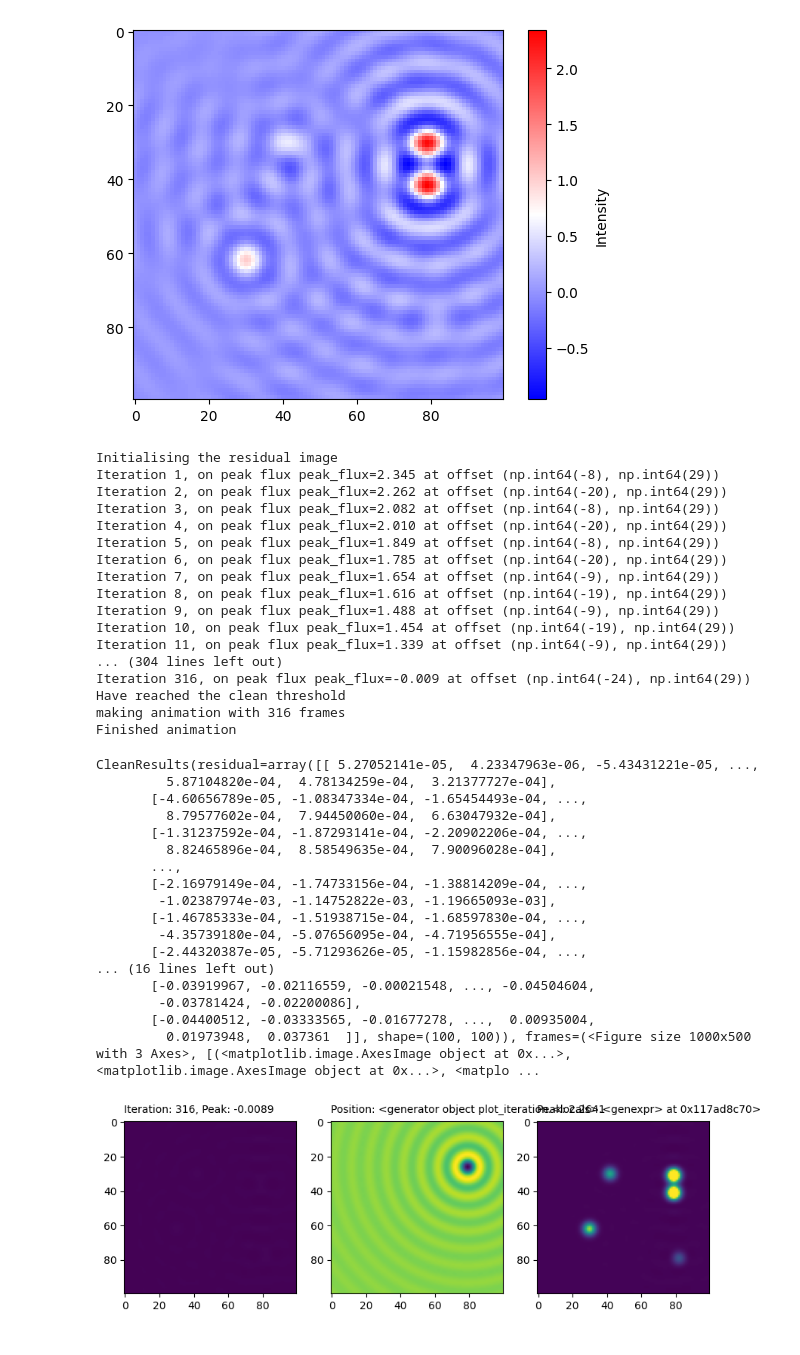
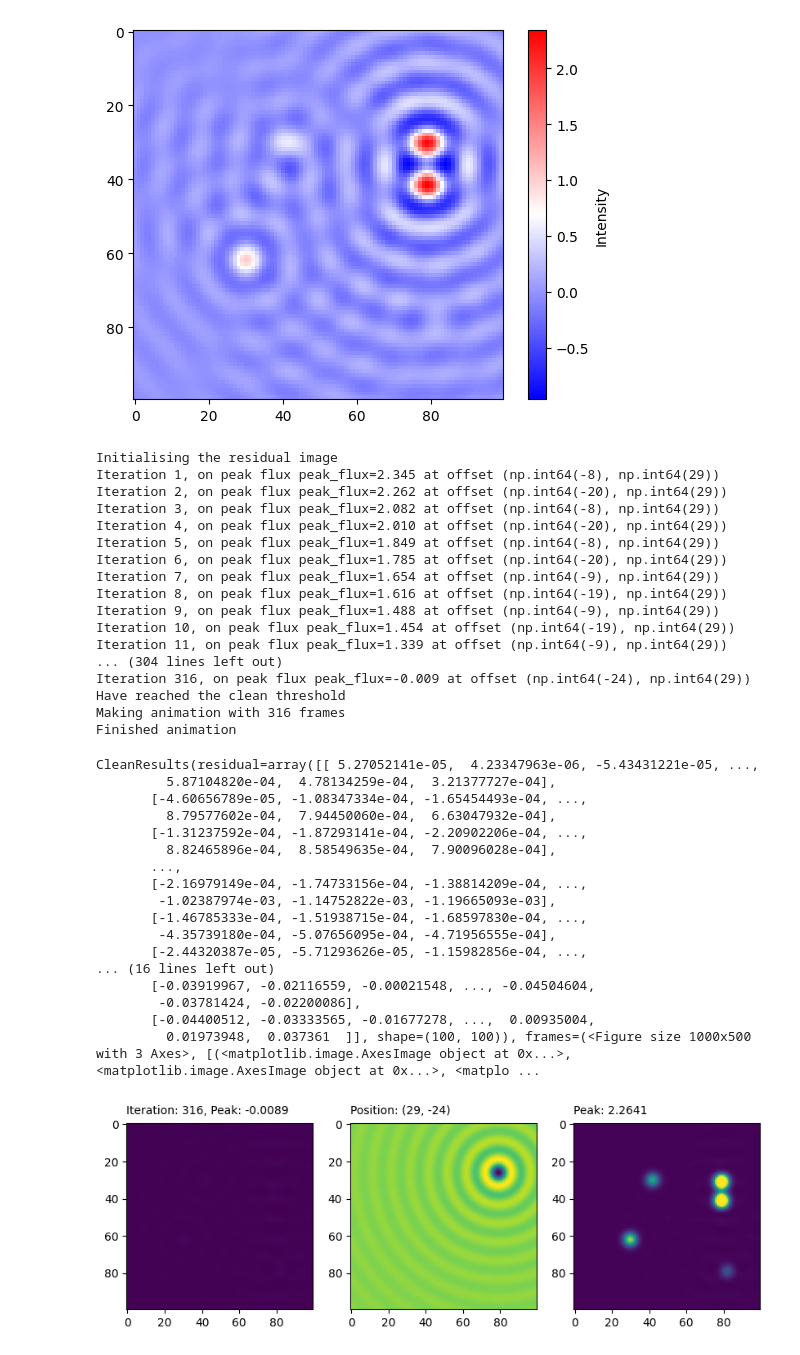
Before and after one commit to tjgalvin/Radio-School-2026, a Jupyter notebook: toy_clean.ipynb, the cells around one changed output. Saved outputs shown, nothing was run; the diff lists cells and outputs as text; code cells hidden in the pictures.

```diff
--- a/toy_clean.ipynb
+++ b/toy_clean.ipynb
@@ -219,6 +219,7 @@ def make_source_response(pix_coords: PixCoords, source: Source) -> Image:
 
 
 def get_sources() -> Sources:
+    """This is the sky model that we will be using to generate the dirty image."""
     sources = [
         Source(x=-20, y=12, flux=1.0),
         Source(x=32, y=29, flux=0.3),
@@ -316,7 +317,7 @@ def find_peak(residual: Residual, iteration: int) -> PeakInfo:
 
     peak_info = PeakInfo(
         location=peak_location,
-        offsets=pix_offset[::-1],
+        offsets=tuple([int(o) for o in pix_offset[::-1]]),
         flux=peak_flux,
         iteration=iteration
     )
@@ -328,7 +329,7 @@ def shift_scale_psf_minor_loop(
     pix_coords: PixCoords, peak_info: PeakInfo, loop_gain: float
 ) -> Image:
     """Make a shifted and scaled version of the PSF appropriate to subtract
-    with in each minor loop"""
+    with in each minor loop."""
 
     scaled_psf = radial_sinc(
         pix_coords=pix_coords,
@@ -340,7 +341,8 @@ def shift_scale_psf_minor_loop(
 def restored_beam_for_component(
     pix_coords: PixCoords, peak_info: PeakInfo, loop_gain: float
 ) -> Image:
-    """Make a quick representation of the beam for a component"""
+    """Make a quick representation of the beam for a component. This is similar
+    to convolving the clean components using the fitted restoring beam."""
 
     scaled_beam = radial_gauss(
         pix_coords=pix_coords,
@@ -358,6 +360,8 @@ def plot_iteration(
     peak_info: PeakInfo,
     v_max: float | None = None
 ) -> None:
+    """Create the artists that will be formed throughout the cleaning. This
+    is not inteded to be used in a general sense."""
 
 
     ax1, ax2, ax3 = axes
@@ -375,7 +379,7 @@ def plot_iteration(
     psf_title = ax2.text(
         0.0,
         1.05,
-        f"Position: {(int(o) for o in peak_info.offsets)}",
+        f"Position: {peak_info.offsets}",
         transform=ax2.transAxes
     )
     restor_title = ax3.text(
@@ -388,8 +392,17 @@ def plot_iteration(
     return (artist1, artist2, artist3, residual_title, psf_title, restor_title)
 
 
-def clean(pix_coords: PixCoords, dirty: Dirty, clean_options: CleanOptions) -> Model:
+def clean(pix_coords: PixCoords, dirty: Dirty, clean_options: CleanOptions) -> CleanResults:
+    """A simple clean algorithm using an analytic sinc function to represent the PSF.
 
+    Args:
+        pix_coords (PixCoords): Coordinates of the image, origin at center of image
+        dirty (Dirty): The dirty image that will be deconvolved
+        clean_options (CleanOptions): Options controlling the clean process
+
+    Returns:
+        CleanResults: The results from the cleaning process
+    """
     frames = []
     if clean_options.plot_iterations:
         plt.close("all")
@@ -472,32 +485,32 @@ Iteration 2, on peak flux peak_flux=2.262 at offset (np.int64(-20), np.int64(29)
 Iteration 3, on peak flux peak_flux=2.082 at offset (np.int64(-8), np.int64(29))
 Iteration 4, on peak flux peak_flux=2.010 at offset (np.int64(-20), np.int64(29))
 Iteration 5, on peak flux peak_flux=1.849 at offset (np.int64(-8), np.int64(29))
 Iteration 6, on peak flux peak_flux=1.785 at offset (np.int64(-20), np.int64(29))
 Iteration 7, on peak flux peak_flux=1.654 at offset (np.int64(-9), np.int64(29))
 Iteration 8, on peak flux peak_flux=1.616 at offset (np.int64(-19), np.int64(29))
 Iteration 9, on peak flux peak_flux=1.488 at offset (np.int64(-9), np.int64(29))
 Iteration 10, on peak flux peak_flux=1.454 at offset (np.int64(-19), np.int64(29))
 Iteration 11, on peak flux peak_flux=1.339 at offset (np.int64(-9), np.int64(29))
 ... (304 lines left out)
 Iteration 316, on peak flux peak_flux=-0.009 at offset (np.int64(-24), np.int64(29))
 Have reached the clean threshold
-making animation with 316 frames
+Making animation with 316 frames
 Finished animation
 CleanResults(residual=array([[ 5.27052141e-05,  4.23347963e-06, -5.43431221e-05, ...,
          5.87104820e-04,  4.78134259e-04,  3.21377727e-04],
        [-4.60656789e-05, -1.08347334e-04, -1.65454493e-04, ...,
          8.79577602e-04,  7.94450060e-04,  6.63047932e-04],
        [-1.31237592e-04, -1.87293141e-04, -2.20902206e-04, ...,
          8.82465896e-04,  8.58549635e-04,  7.90096028e-04],
        ...,
        [-2.16979149e-04, -1.74733156e-04, -1.38814209e-04, ...,
         -1.02387974e-03, -1.14752822e-03, -1.19665093e-03],
        [-1.46785333e-04, -1.51938715e-04, -1.68597830e-04, ...,
         -4.35739180e-04, -5.07656095e-04, -4.71956555e-04],
        [-2.44320387e-05, -5.71293626e-05, -1.15982856e-04, ...,
 ... (16 lines left out)
        [-0.03919967, -0.02116559, -0.00021548, ..., -0.04504604,
         -0.03781424, -0.02200086],
        [-0.04400512, -0.03333565, -0.01677278, ...,  0.00935004,
          0.01973948,  0.037361  ]], shape=(100, 100)), frames=(<Figure size 1000x500 with 3 Axes>, [(<matplotlib.image.AxesImage object at 0x...>, <matplotlib.image.AxesImage object at 0x...>, <matplo ...
-[figure, old version]
+[figure, new version]
```
